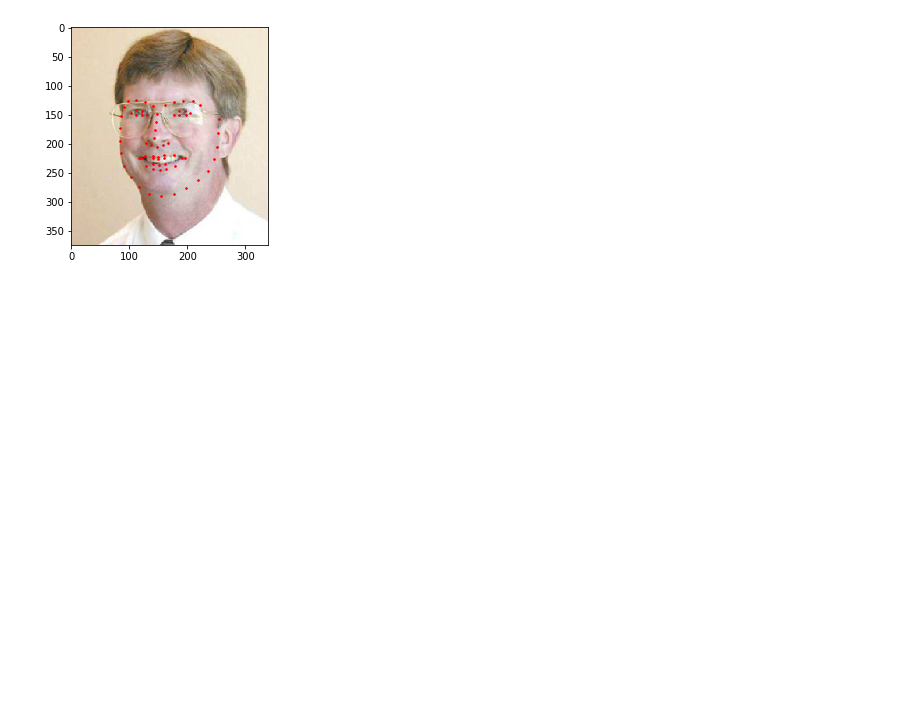
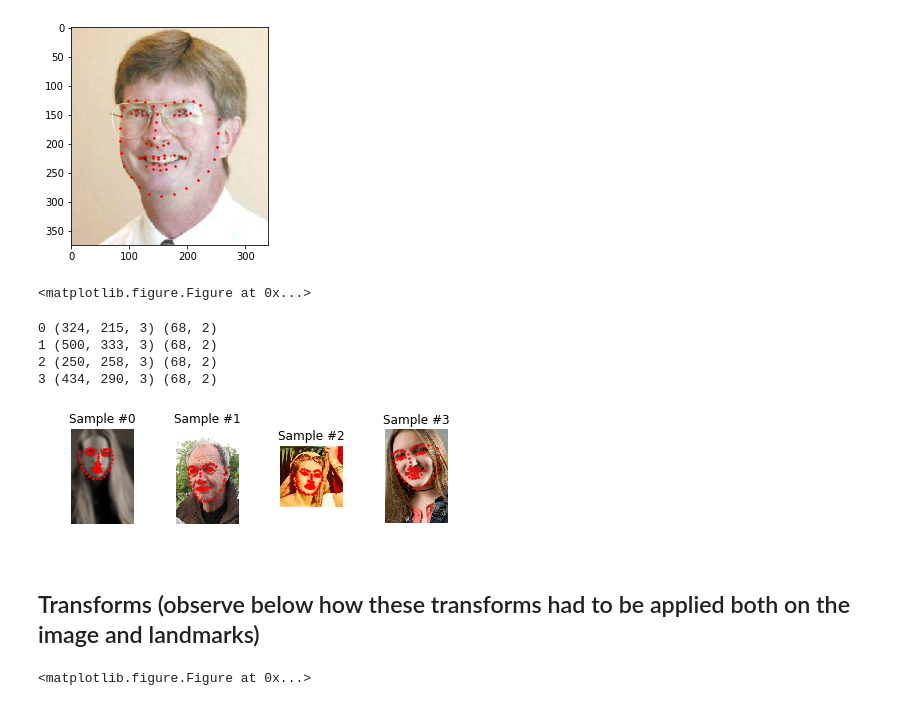
Before and after one commit to damvantai/python, a Jupyter notebook: deep_learning_with_pytorch_a_60_minute_blitz/data_loading_and_processing_tutorial.ipynb, the cells around one changed output. Cells and saved outputs as stored; diff of their text form; code cells hidden in the pictures; blank space fills up the shorter version.

```diff
--- a/deep_learning_with_pytorch_a_60_minute_blitz/data_loading_and_processing_tutorial.ipynb
+++ b/deep_learning_with_pytorch_a_60_minute_blitz/data_loading_and_processing_tutorial.ipynb
@@ -117,0 +147,28 @@ plt.show()
+# %%
+face_dataset = FaceLandmarksDataset(csv_file='faces/face_landmarks.csv', root_dir='faces/')
+
+fig = plt.figure()
+# %% [output]
+<matplotlib.figure.Figure at 0x...>
+# %%
+for i in range(len(face_dataset)):
+    sample = face_dataset[i]
+
+    print(i, sample['image'].shape, sample['landmarks'].shape)
+    ax = plt.subplot(1, 4, i + 1)
+    plt.tight_layout()
+    ax.set_title('Sample #{}'.format(i))
+    ax.axis('off')
+    show_landmarks(**sample)
+
+    if i == 3:
+        plt.show()
+        break
+# %% [output]
+0 (324, 215, 3) (68, 2)
+1 (500, 333, 3) (68, 2)
+2 (250, 258, 3) (68, 2)
+3 (434, 290, 3) (68, 2)
+[figure, added]
+# %% [markdown]
+## Transforms (observe below how these transforms had to be applied both on the image and landmarks)
@@ -117,0 +257,4 @@ plt.show()
+# %%
+fig = plt.figure()
+# %% [output]
+<matplotlib.figure.Figure at 0x...>
```
Also changed, not shown: parts of 10 cells of this notebook.
